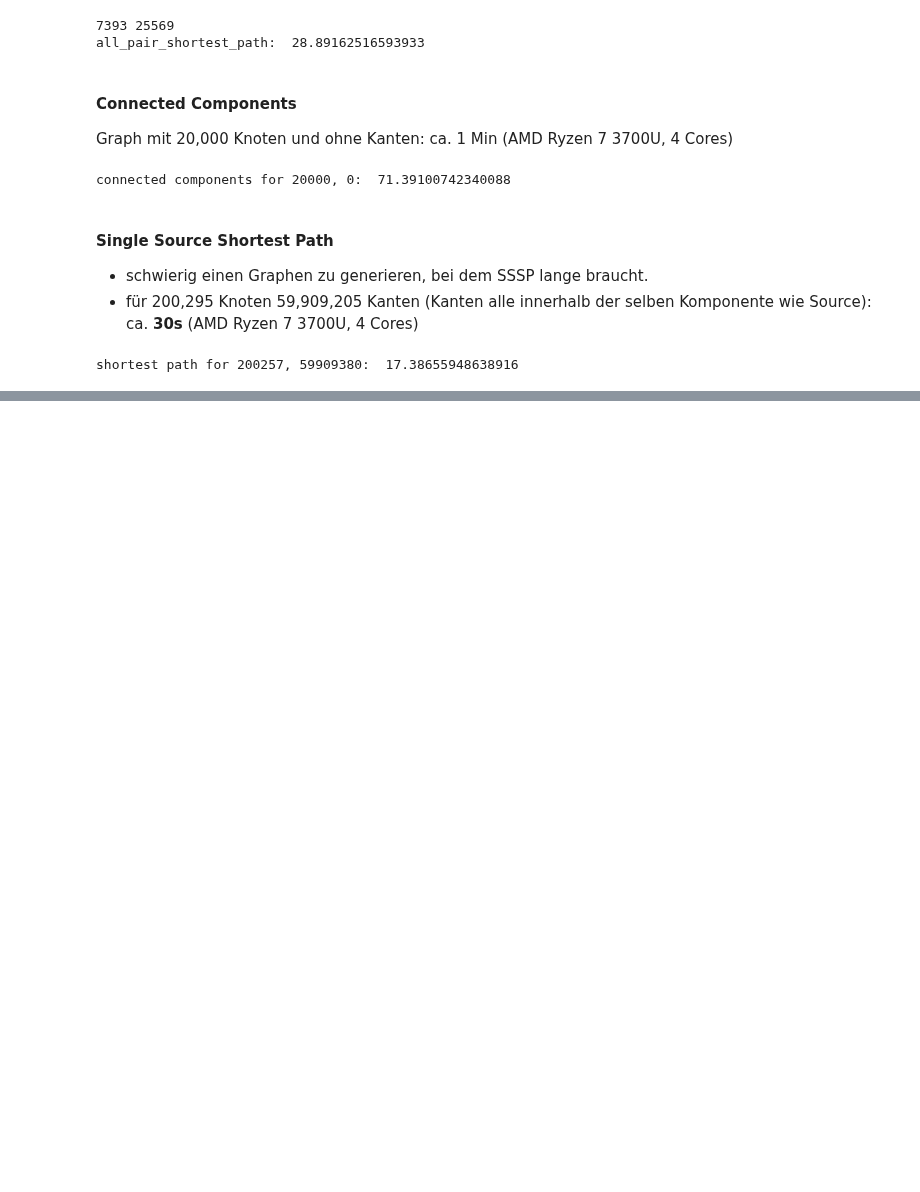
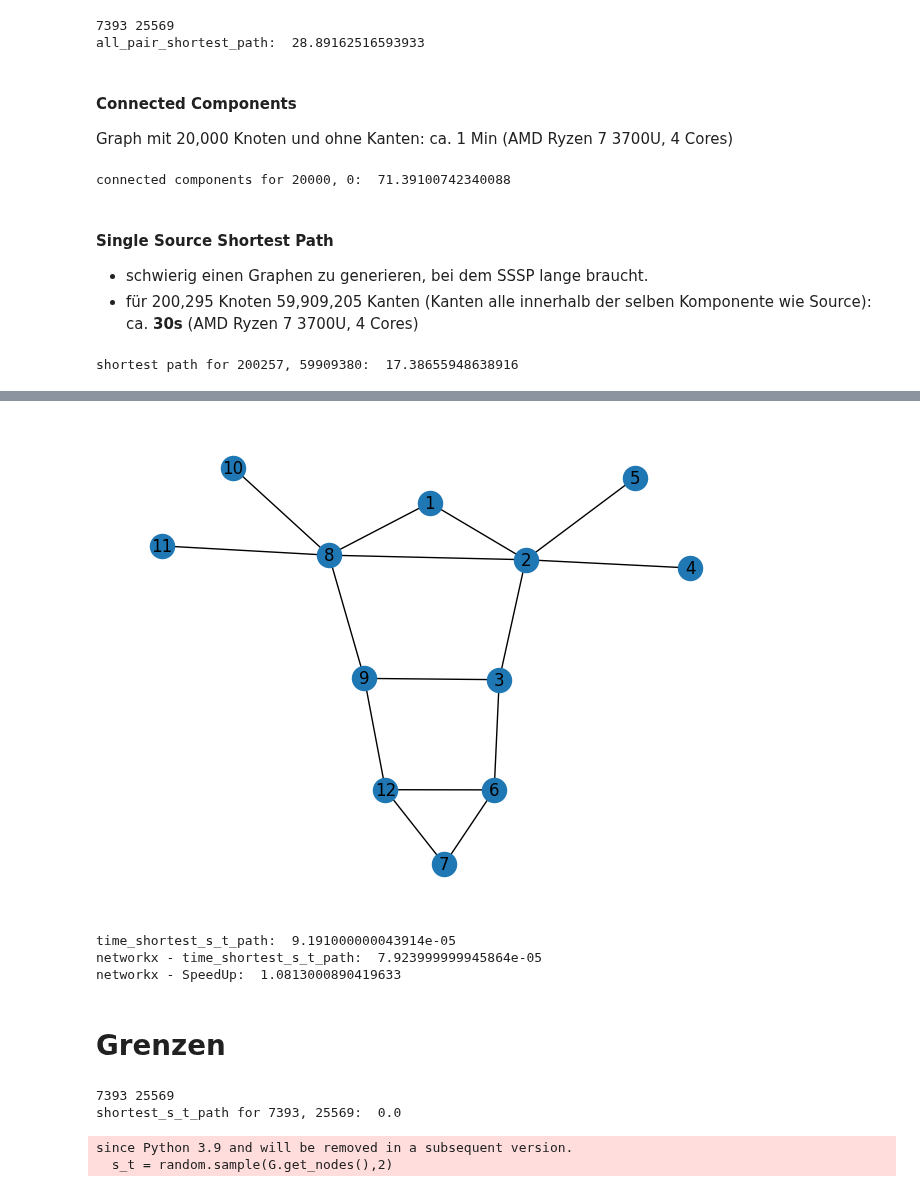
Before and after one commit to Hanno1/AlgorithmischeNetzwerkanalyseLAB, a Jupyter notebook: presentation_task1.ipynb, the cells around one changed output, grey strips where cells are left out. Cells and saved outputs as stored; diff of their text form; code cells hidden in the pictures; blank space fills up the shorter version.

```diff
--- a/presentation_task1.ipynb
+++ b/presentation_task1.ipynb
@@ -356,0 +506,38 @@ shortest path for 200257, 59909380:  17.38655948638916
+# %%
+network_file ="networks/special_case_for_networkx.mtx"
+G = Graph(network_file, Graph.READ_MOD_EDGE_LIST)
+nxG = nx.read_edgelist(network_file,comments="%")
+draw_graph(G,label_on = True)
+# %% [output]
+[figure, added]
+# %%
+s = 1
+t = 7
+time_shortest_s_t_path_list = timeit.repeat(lambda: sp.shortest_s_t_path(G,s,t),time.process_time, repeat= num_repeat,number=num_iterations)
+nx_time_shortest_s_t_path_list = timeit.repeat(lambda: nx.bidirectional_shortest_path(nxG,str(s),str(t)),time.process_time, repeat= num_repeat,number=num_iterations)
+SpeedUP = [time_shortest_s_t_path_list[i]/nx_time_shortest_s_t_path_list[i] for i in range(len(time_shortest_s_t_path_list))]
+
+print("time_shortest_s_t_path: ", Average(time_shortest_s_t_path_list))
+print("networkx - time_shortest_s_t_path: ", Average(nx_time_shortest_s_t_path_list))
+print("networkx - SpeedUp: ", Average(SpeedUP))
+# %% [output]
+time_shortest_s_t_path:  9.191000000043914e-05
+networkx - time_shortest_s_t_path:  7.923999999945864e-05
+networkx - SpeedUp:  1.0813000890419633
+# %% [markdown]
+# Grenzen
+# %%
+network_file ="./networks/bio-dmela.mtx"
+G = Graph(network_file, Graph.READ_MOD_EDGE_LIST)
+print(G.n,G.m)
+
+s_t = random.sample(G.get_nodes(),2)
+start = time.time()
+sp.shortest_s_t_path(G,s_t[0],s_t[1])
+end = time.time()
+print(f"shortest_s_t_path for {G.n}, {G.m}: ", end-start)
+# %% [output]
+7393 25569
+shortest_s_t_path for 7393, 25569:  0.0
+since Python 3.9 and will be removed in a subsequent version.
+  s_t = random.sample(G.get_nodes(),2)
```
Also changed, not shown: parts of 34 cells of this notebook, 3 other files.
